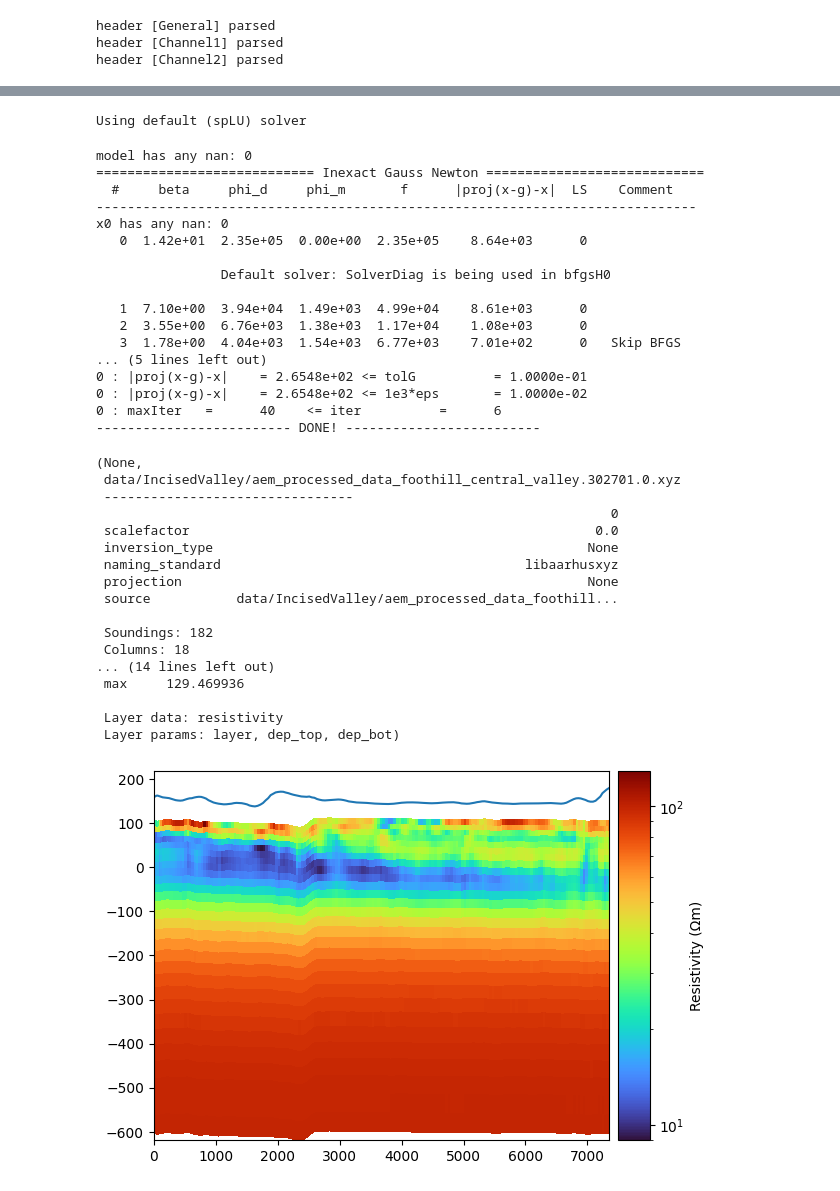
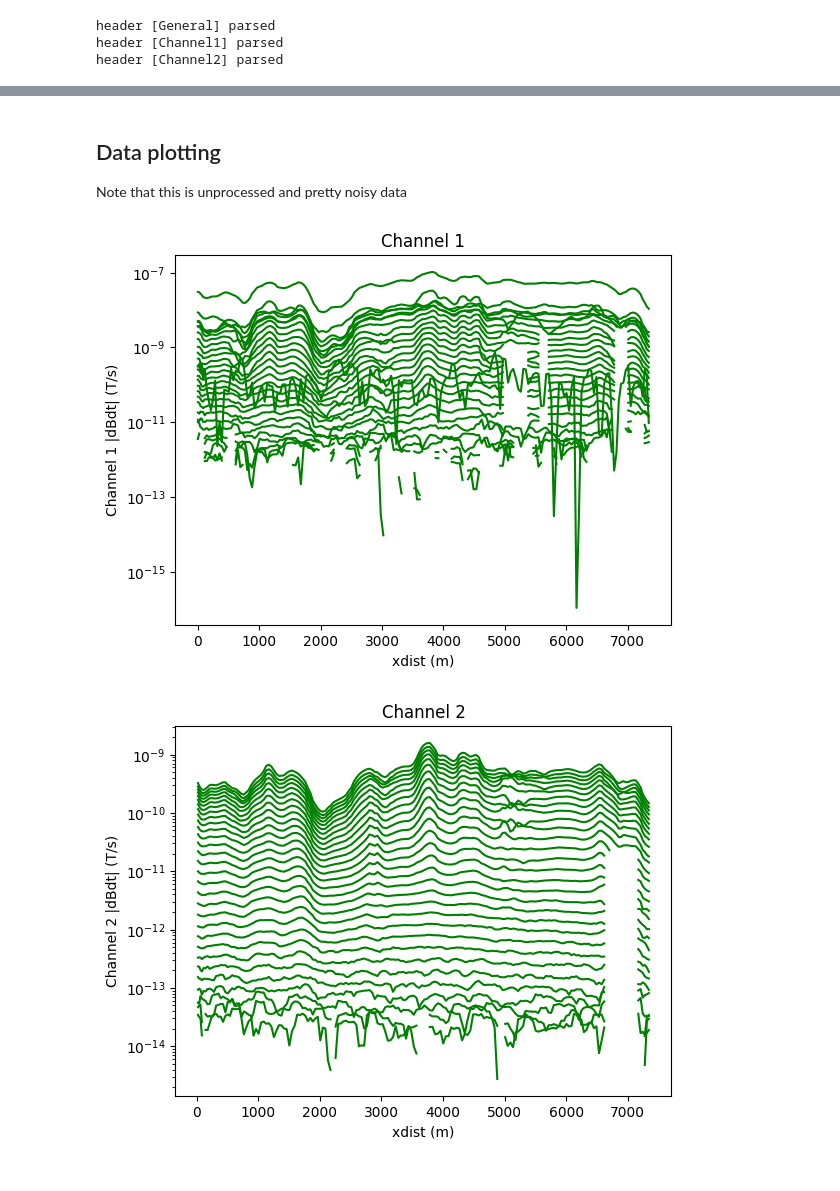
Before and after one commit to emerald-geomodelling/simpeg-simpleem-examples, a Jupyter notebook: measured_inversion.ipynb, the cells around one changed output, grey strips where cells are left out. Drawn from its saved outputs; the diff is of its cells as text; code cells hidden in the pictures.

```diff
--- a/measured_inversion.ipynb
+++ b/measured_inversion.ipynb
@@ -47,10 +46,0 @@ measured.plot()
-# %%
-for k in ["dbdt_ch1gt", "dbdt_ch2gt"]:
-    measured.layer_data[k] = pd.DataFrame(np.where(measured.layer_data[k].values > 0,
-                                                   measured.layer_data[k].values * 1e12,
-                                                   np.nan),
-                                          columns = measured.layer_data[k].columns,
-                                          index=measured.layer_data[k].index)
-measured.model_info["scalefactor"] = 1e-12
-measured.flightlines.tilt_x -= 270 # 0 degrees should be when frame is horizontal
-measured.flightlines.tilt_y -= 270
@@ -73,42 +47,11 @@ for row in range(0, 10):
-# %%
-inv.invert()
-# %% [output]
-Using default (spLU) solver
-model has any nan: 0
-============================ Inexact Gauss Newton ============================
-  #     beta     phi_d     phi_m       f      |proj(x-g)-x|  LS    Comment
------------------------------------------------------------------------------
-x0 has any nan: 0
-   0  1.42e+01  2.35e+05  0.00e+00  2.35e+05    8.64e+03      0
-
-                Default solver: SolverDiag is being used in bfgsH0
-
-   1  7.10e+00  3.94e+04  1.49e+03  4.99e+04    8.61e+03      0
-   2  3.55e+00  6.76e+03  1.38e+03  1.17e+04    1.08e+03      0
-   3  1.78e+00  4.04e+03  1.54e+03  6.77e+03    7.01e+02      0   Skip BFGS
-... (5 lines left out)
-0 : |proj(x-g)-x|    = 2.6548e+02 <= tolG          = 1.0000e-01
-0 : |proj(x-g)-x|    = 2.6548e+02 <= 1e3*eps       = 1.0000e-02
-0 : maxIter   =      40    <= iter          =      6
-------------------------- DONE! -------------------------
-(None,
- data/IncisedValley/aem_processed_data_foothill_central_valley.302701.0.xyz
- --------------------------------
-                                                                  0
- scalefactor                                                    0.0
- inversion_type                                                None
- naming_standard                                       libaarhusxyz
- projection                                                    None
- source           data/IncisedValley/aem_processed_data_foothill...
-
- Soundings: 182
- Columns: 18
-... (14 lines left out)
- max     129.469936
-
- Layer data: resistivity
- Layer params: layer, dep_top, dep_bot)
-# %%
-inv.l2.plot()
-# %% [output]
-[figure, removed]
+# %% [markdown]
+## Data plotting
+Note that this is unprocessed and pretty noisy data
+# %%
+for channel in (1, 2):
+    measured.plot_line(302701.0, channel=channel, ax=plt.gca(), color="green", label="Measured")
+    plt.title("Channel %s" % channel)
+    plt.show()
+# %% [output]
+[figure, added]
+[figure, added]
```
Also changed, not shown: parts of 20 cells of this notebook.
